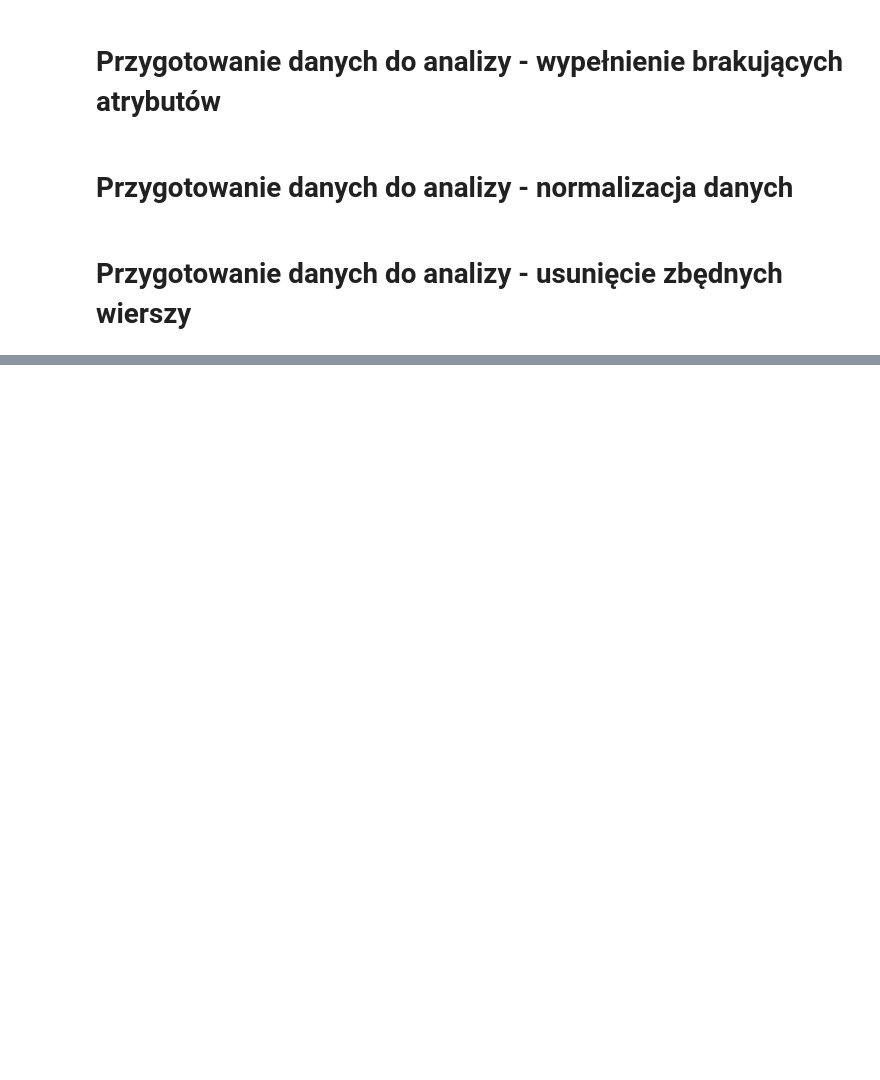
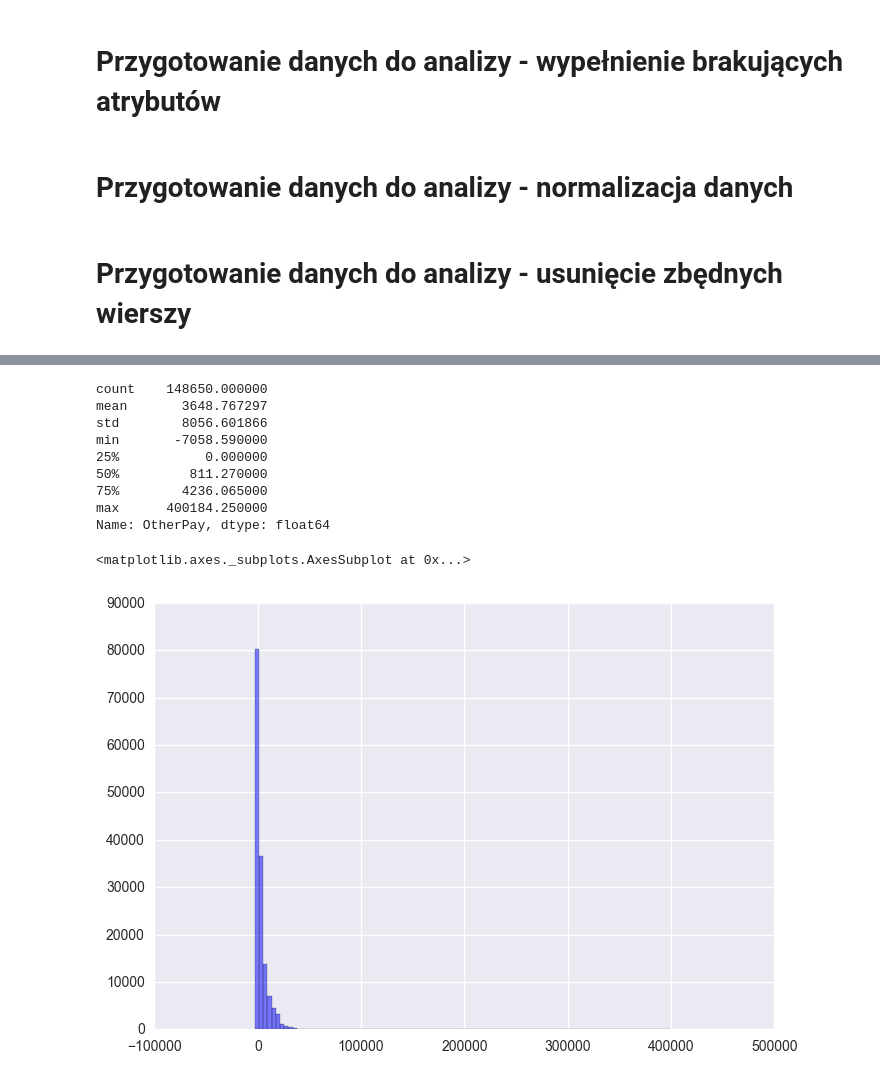
Before and after one commit to cocsackie/EKS, a Jupyter notebook: zespol38.ipynb, the cells around one changed output, grey strips where cells are left out. Saved outputs shown, nothing was run; the diff lists cells and outputs as text; code cells hidden in the pictures; blank space fills up the shorter version.

```diff
--- a/zespol38.ipynb
+++ b/zespol38.ipynb
@@ -156,3 +193,16 @@ data = data[data.JobTitle != "NOT PROVIDED"]
 # %%
-#data.OtherPay.hist(color='b', alpha=0.5, bins=100)
+print data.OtherPay.describe()
+data.OtherPay.hist(color='b', alpha=0.5, bins=100)
+# %% [output]
+count    148650.000000
+mean       3648.767297
+std        8056.601866
+min       -7058.590000
+25%           0.000000
+50%         811.270000
+75%        4236.065000
+max      400184.250000
+Name: OtherPay, dtype: float64
+<matplotlib.axes._subplots.AxesSubplot at 0x...>
+[figure, added]
 # %%
```
Also changed, not shown: parts of 24 cells of this notebook.
